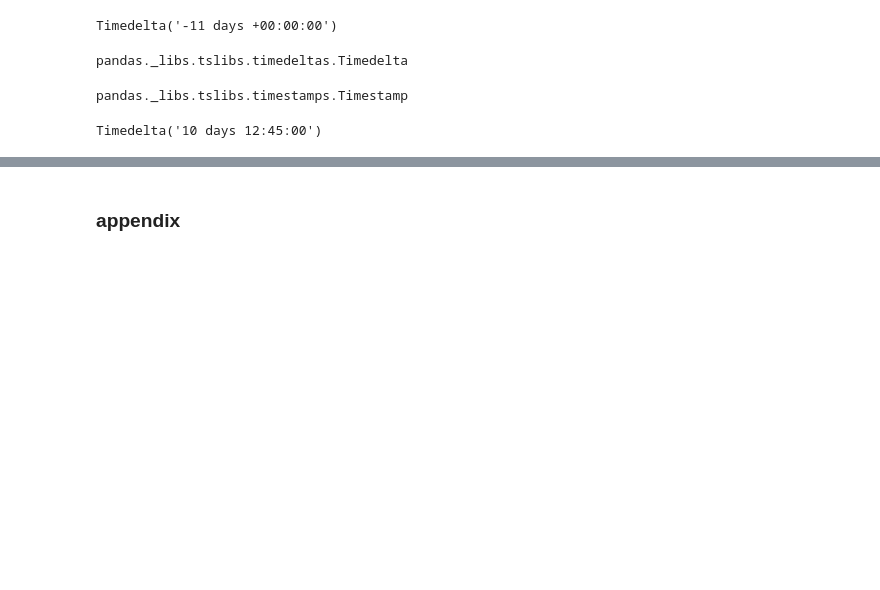
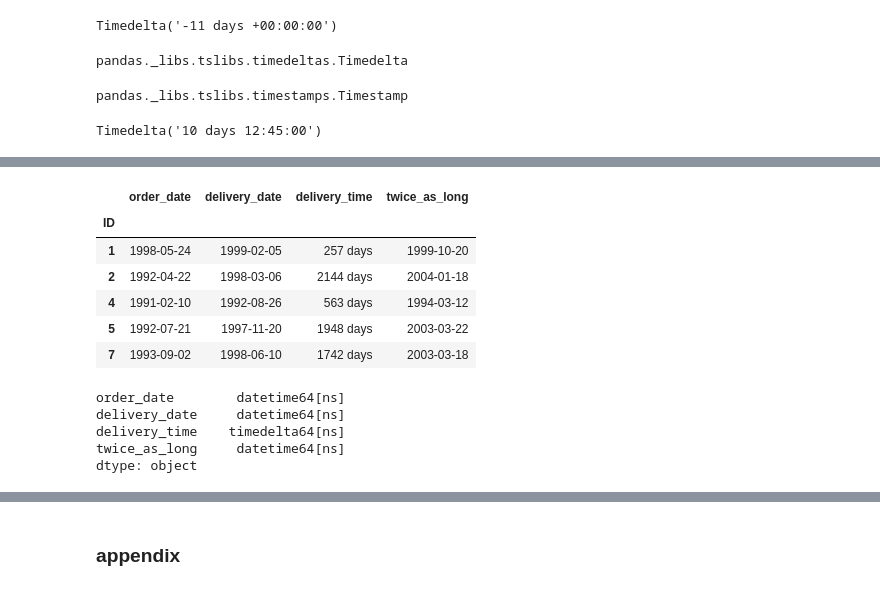
Before and after one commit to YoheiKo/DA_with_pandas_udemy, a Jupyter notebook: Dates_and_times.ipynb, the cells around one changed output, grey strips where cells are left out. Drawn from its saved outputs; the diff is of its cells as text; code cells hidden in the pictures; blank space fills up the shorter version.

```diff
--- a/Dates_and_times.ipynb
+++ b/Dates_and_times.ipynb
@@ -1249,0 +1263,5 @@ Timedelta('10 days 12:45:00')
+# %%
+shipping = pd.read_csv("ecommerce.csv", index_col = "ID", parse_dates = ["order_date", "delivery_date"])
+shipping.head()
+# "index_col" sets ID as an Index
+# pandas is default to string. "parse_dates" explicitly tell that we want to interprete days as datetimes
@@ -1249,0 +1276,3 @@ Timedelta('10 days 12:45:00')
+# %%
+shipping["delivery_time"] = shipping["delivery_date"] - shipping["order_date"]
+shipping.head()
@@ -1249,0 +1287,19 @@ Timedelta('10 days 12:45:00')
+# %%
+shipping["twice_as_long"] = shipping["delivery_date"] + shipping["delivery_time"]
+shipping.head()
+# %% [output]
+|  | order_date | delivery_date | delivery_time | twice_as_long |
+| ID |  |  |  |  |
+| 1 | 1998-05-24 | 1999-02-05 | 257 days | 1999-10-20 |
+| 2 | 1992-04-22 | 1998-03-06 | 2144 days | 2004-01-18 |
+| 4 | 1991-02-10 | 1992-08-26 | 563 days | 1994-03-12 |
+| 5 | 1992-07-21 | 1997-11-20 | 1948 days | 2003-03-22 |
+| 7 | 1993-09-02 | 1998-06-10 | 1742 days | 2003-03-18 |
+# %%
+shipping.dtypes
+# %% [output]
+order_date        datetime64[ns]
+delivery_date     datetime64[ns]
+delivery_time    timedelta64[ns]
+twice_as_long     datetime64[ns]
+dtype: object
```
Also changed, not shown: parts of 10 cells of this notebook.
